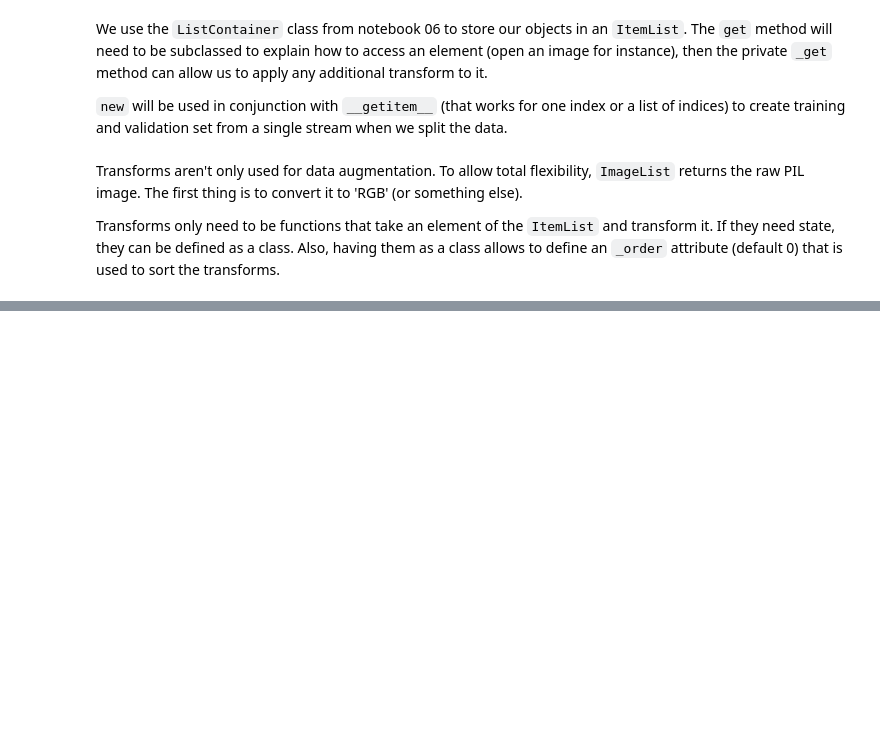
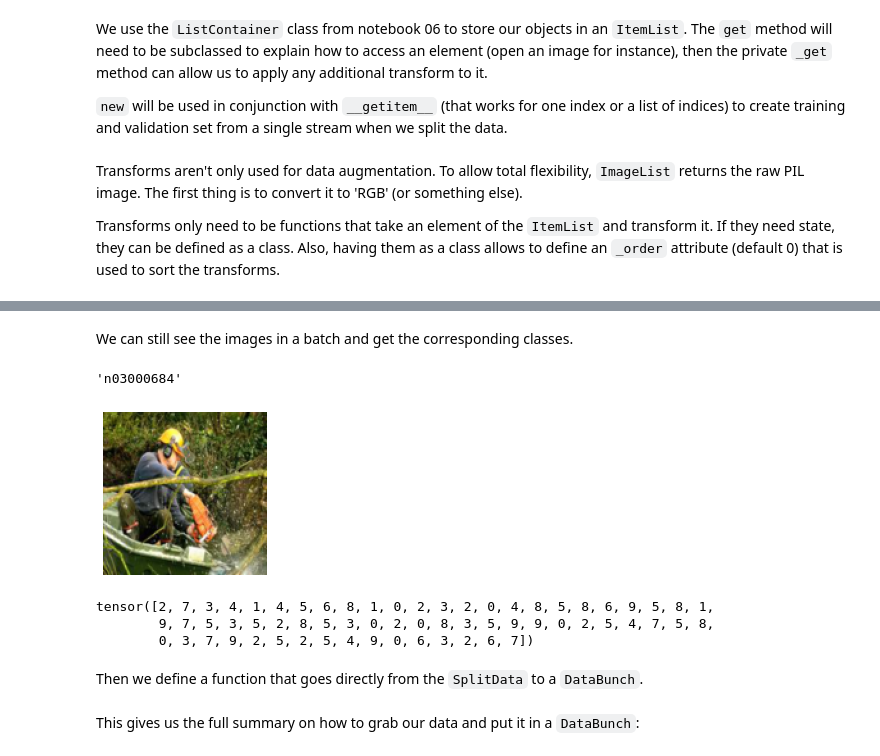
Before and after one commit to ojss/fast-ai-notebook, a Jupyter notebook: part-2/08_data_block.ipynb, the cells around one changed output, grey strips where cells are left out. Saved outputs shown, nothing was run; the diff lists cells and outputs as text; code cells hidden in the pictures; blank space fills up the shorter version.

```diff
--- a/part-2/08_data_block.ipynb
+++ b/part-2/08_data_block.ipynb
@@ -228,0 +467,6 @@ img
+# %%
+bs=64
+# %%
+train_dl,valid_dl = get_dls(ll.train,ll.valid,bs, num_workers=4)
+# %%
+x,y = next(iter(train_dl))
@@ -228,0 +477,14 @@ img
+# %% [markdown]
+We can still see the images in a batch and get the corresponding classes.
+# %%
+show_image(x[0])
+ll.train.proc_y.vocab[y[0]]
+# %% [output]
+'n03000684'
+[figure, added]
+# %%
+y
+# %% [output]
+tensor([2, 7, 3, 4, 1, 4, 5, 6, 8, 1, 0, 2, 3, 2, 0, 4, 8, 5, 8, 6, 9, 5, 8, 1,
+        9, 7, 5, 3, 5, 2, 8, 5, 3, 0, 2, 0, 8, 3, 5, 9, 9, 0, 2, 5, 4, 7, 5, 8,
+        0, 3, 7, 9, 2, 5, 2, 5, 4, 9, 0, 6, 3, 2, 6, 7])
@@ -228,0 +502,2 @@ img
+# %% [markdown]
+Then we define a function that goes directly from the `SplitData` to a `DataBunch`.
@@ -228,0 +511,2 @@ img
+# %% [markdown]
+This gives us the full summary on how to grab our data and put it in a `DataBunch`:
```
Also changed, not shown: parts of 68 cells of this notebook, 29 other files.
